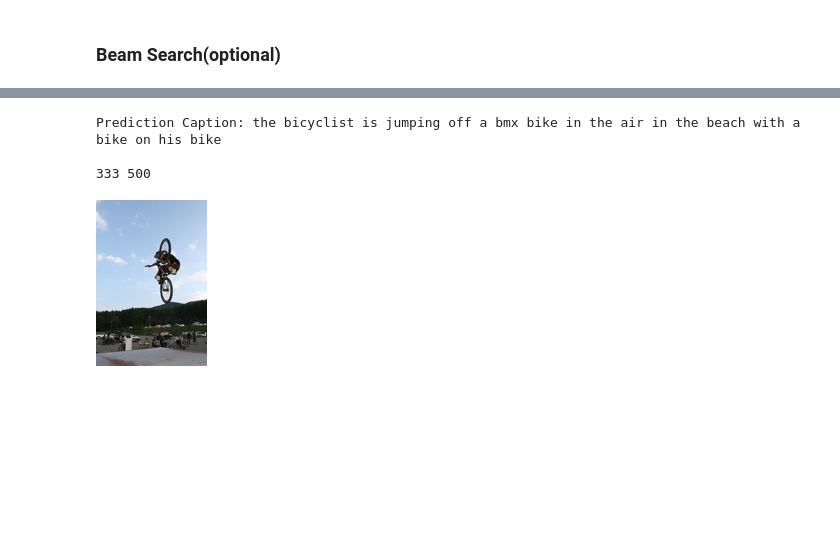
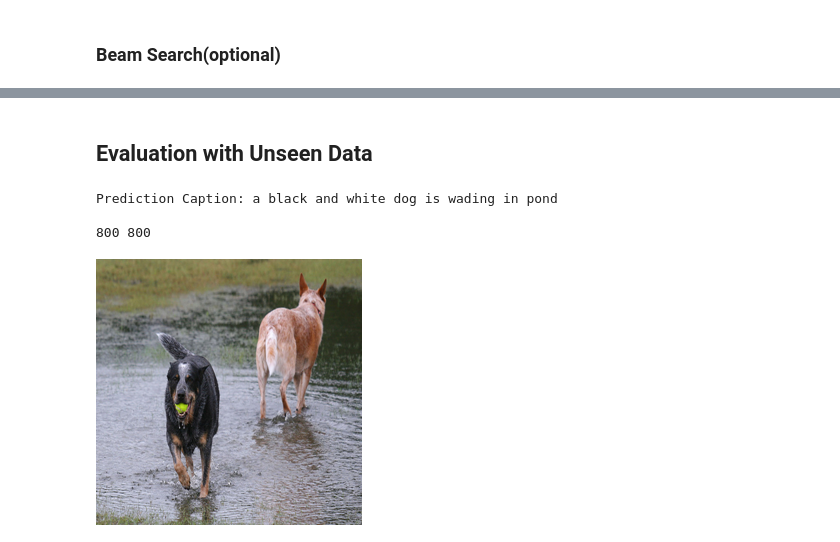
Before and after one commit to subhasisj/eye-for-blind-capstone, a Jupyter notebook: Eye_for_blind_Starter_code.ipynb, the cells around one changed output, grey strips where cells are left out. Saved outputs shown, nothing was run; the diff lists cells and outputs as text; code cells hidden in the pictures; blank space fills up the shorter version.

```diff
--- a/Eye_for_blind_Starter_code.ipynb
+++ b/Eye_for_blind_Starter_code.ipynb
@@ -420,8 +425,8 @@ train_num_steps
 # %%
 class Encoder(tf.keras.Model):
-    def __init__(self,embed_dim):
+    def __init__(self,embed_dim = 256):
         super(Encoder, self).__init__()
-        self.dense = tf.keras.layers.Dense(embedding_dim)#build your Dense layer with relu activation
+        self.dense = tf.keras.layers.Dense(embed_dim)#build your Dense layer with relu activation
 
     def call(self, features):
         features =  self.dense(features)# extract the features from the image shape: (batch, 8*8, embed_dim)
@@ -833,10 +870,10 @@ a little girl in a pink shirt and pink shirt and pink shirt and pink shirt and p
+# %% [markdown]
+## Evaluation with Unseen Data
 # %%
 
 def Prediction_Unknown_data(test_image):
     #Testing on test image
     openImg = test_image
-    # print(test_image)
-    #real_caption = ' '.join([tokenizer.index_word[i] for i in cap_test[rid] if i not in [0]])
     result, attention_plot,pred_test = evaluate(test_image)
     pred_caption=' '.join(result).rsplit(' ', 1)[0]
 
@@ -844,10 +881,8 @@ def Prediction_Unknown_data(test_image):
 
     print ('Prediction Caption:', pred_caption)
     print ('')
-    #plot_attmap(result, attention_plot, test_image)
-    #plt.imshow(load_image(test_image)[0])
-
-    im = Image.open(openImg)
+    newsize = (800, 800)
+    im = Image.open(openImg).resize(newsize)
     width, height = im.size
     print(width,height)
     div=3
@@ -855,14 +890,11 @@ def Prediction_Unknown_data(test_image):
         div=10
     im = im.resize((width//div, height//div))
 
-#    newsize = (200, 200)
-    #openImg = openImg.resize(200,200)
-    #return Image.open(openImg).resize(newsize)
     return im
 # %%
-Prediction_Unknown_data(path_test[55])
+Prediction_Unknown_data(path_test[59])
 # %% [output]
-Prediction Caption: the bicyclist is jumping off a bmx bike in the air in the beach with a bike on his bike
+Prediction Caption: a black and white dog is wading in pond
 
-333 500
+800 800
-[figure, old version]
+[figure, new version]
```
Also changed, not shown: parts of 16 cells of this notebook, 6 other files.
